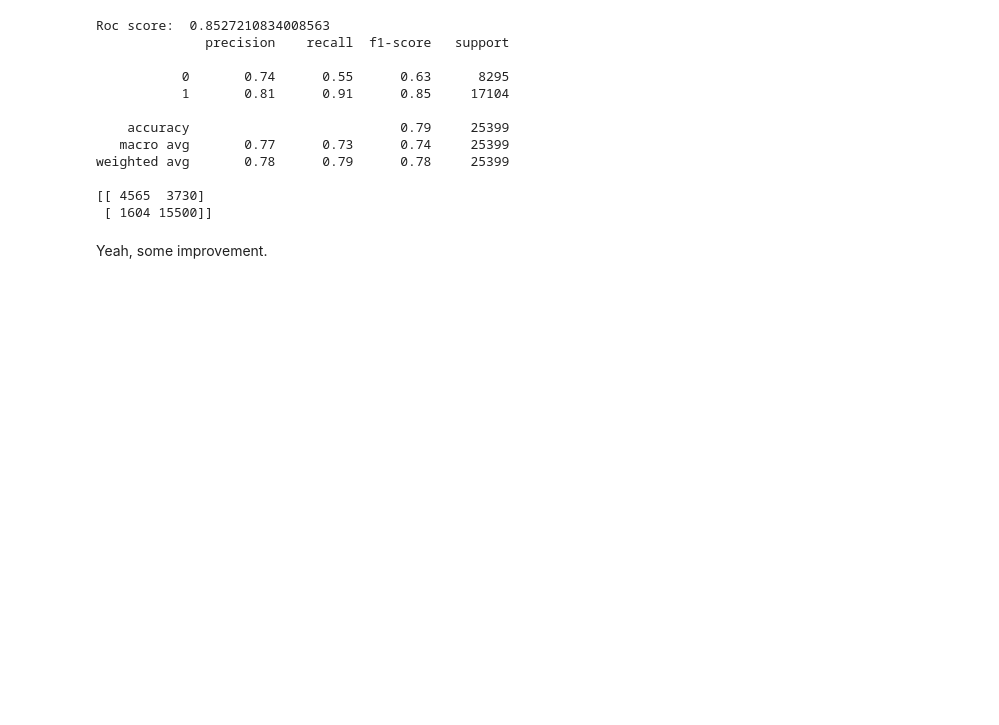
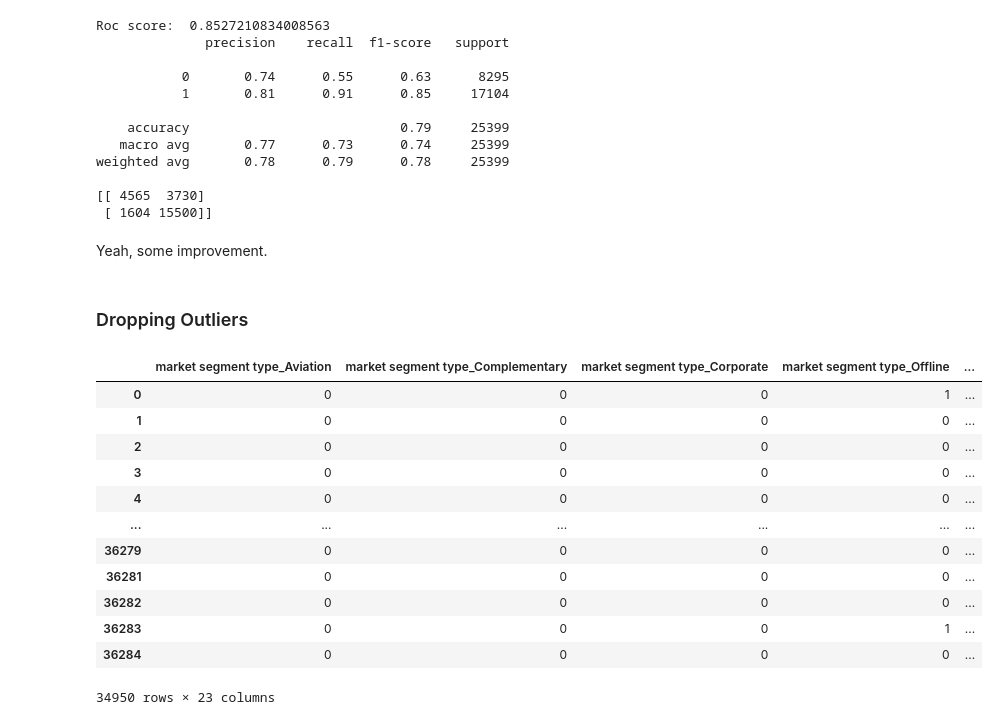
Before and after one commit to zizoisprogramming/Hotel-Reservations, a Jupyter notebook: hotel-reservation.ipynb, the cells around one changed output. Saved outputs shown, nothing was run; the diff lists cells and outputs as text; code cells hidden in the pictures; blank space fills up the shorter version.

```diff
--- a/hotel-reservation.ipynb
+++ b/hotel-reservation.ipynb
@@ -1302,0 +1281,32 @@ from imblearn.over_sampling import SMOTE
+# %% [markdown]
+### Dropping Outliers
+# %%
+data_cleaned_further = data_cleaned.drop(['day'], axis= 1)
+data_cleaned_further = data_cleaned_further[(data_cleaned_further['total_num'] <= 5) ]
+# Calculate Q1, Q3, and IQR
+Q1 = data_cleaned_further['lead_time'].quantile(0.25)
+Q3 = data_cleaned_further['lead_time'].quantile(0.75)
+IQR = Q3 - Q1
+
+# Define the boundaries for outliers
+lower_bound = Q1 - 1.5 * IQR
+upper_bound = Q3 + 1.5 * IQR
+
+# Filter the data to remove outliers
+data_cleaned_further = data_cleaned_further[(data_cleaned_further['lead_time'] >= lower_bound) & (data_cleaned_further['lead_time'] <= upper_bound)]
+# %%
+data_cleaned_further
+# %% [output]
+|  | market segment type_Aviation | market segment type_Complementary | market segment type_Corporate | market segment type_Offline | ... |
+| 0 | 0 | 0 | 0 | 1 | ... |
+| 1 | 0 | 0 | 0 | 0 | ... |
+| 2 | 0 | 0 | 0 | 0 | ... |
+| 3 | 0 | 0 | 0 | 0 | ... |
+| 4 | 0 | 0 | 0 | 0 | ... |
+| ... | ... | ... | ... | ... | ... |
+| 36279 | 0 | 0 | 0 | 0 | ... |
+| 36281 | 0 | 0 | 0 | 0 | ... |
+| 36282 | 0 | 0 | 0 | 0 | ... |
+| 36283 | 0 | 0 | 0 | 1 | ... |
+| 36284 | 0 | 0 | 0 | 0 | ... |
+34950 rows × 23 columns
```
Also changed, not shown: parts of 18 cells of this notebook.
